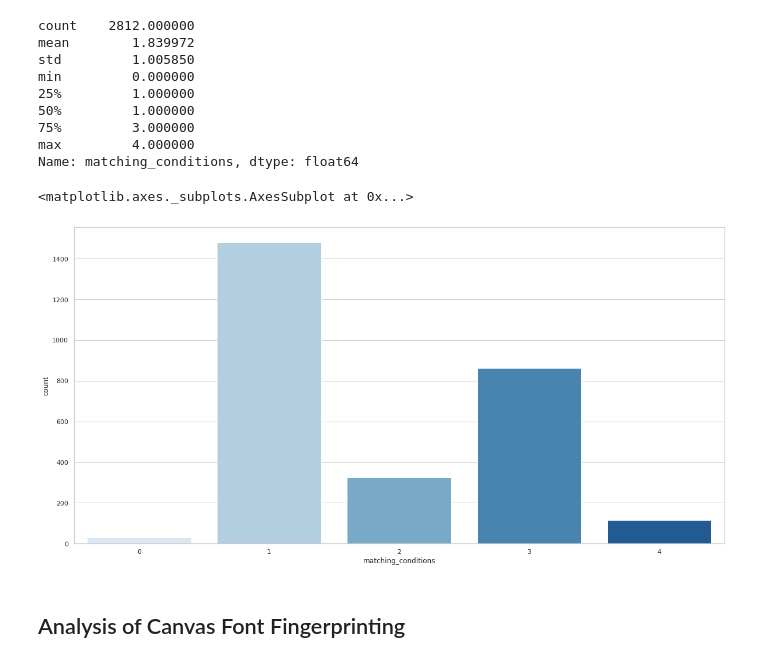
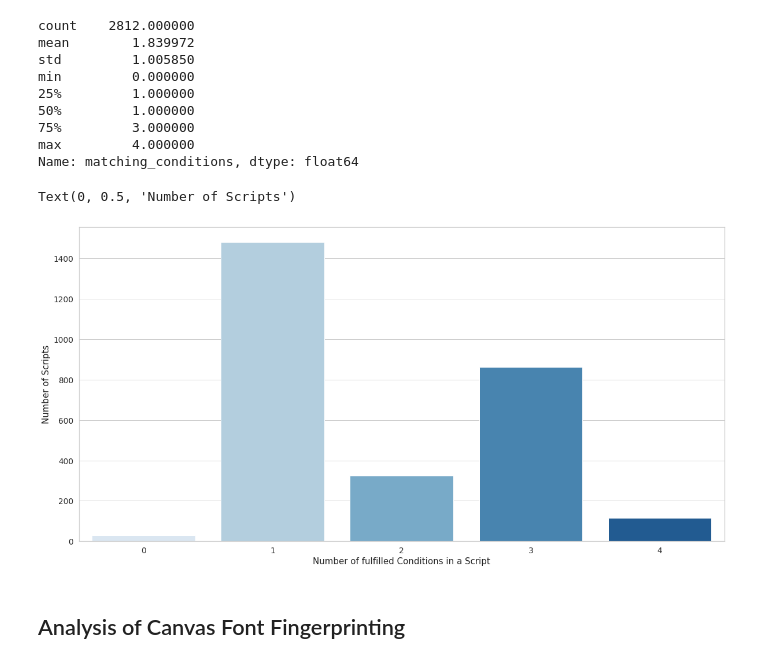
Before and after one commit to tim-p95/web_tracking_analysis, a Jupyter notebook: 06_fingerprinting_analysis_ver2.ipynb, the cells around one changed output. Cells and saved outputs as stored; diff of their text form; code cells hidden in the pictures.

```diff
--- a/06_fingerprinting_analysis_ver2.ipynb
+++ b/06_fingerprinting_analysis_ver2.ipynb
@@ -682,18 +737,22 @@ Name: matching_conditions, dtype: float64
 # %%
 #plot distributions of trackers per visit_id
 import seaborn as sns; sns.set()
 import matplotlib.pyplot as plt
 %matplotlib inline
 
 sns.set(rc={'figure.figsize':(20,10)})
+sns.set(font_scale = 1.25)
 sns.set_style("whitegrid")
 
 # Create an array with the colors you want to use
 #colors = ["#FF0B04", "#4374B3"]
 # Set your custom color palette
 #sns.set_palette(sns.color_palette(colors))
 
-sns.countplot(x="matching_conditions", data=script_url_df, palette="Blues")
+plot = sns.countplot(x="matching_conditions", data=script_url_df, palette="Blues")
+
+plt.xlabel('Number of fulfilled Conditions in a Script', fontsize=15)
+plt.ylabel('Number of Scripts', fontsize=15)
 # %% [output]
-<matplotlib.axes._subplots.AxesSubplot at 0x...>
+Text(0, 0.5, 'Number of Scripts')
-[figure, old version]
+[figure, new version]
```
Also changed, not shown: parts of 27 cells of this notebook.
